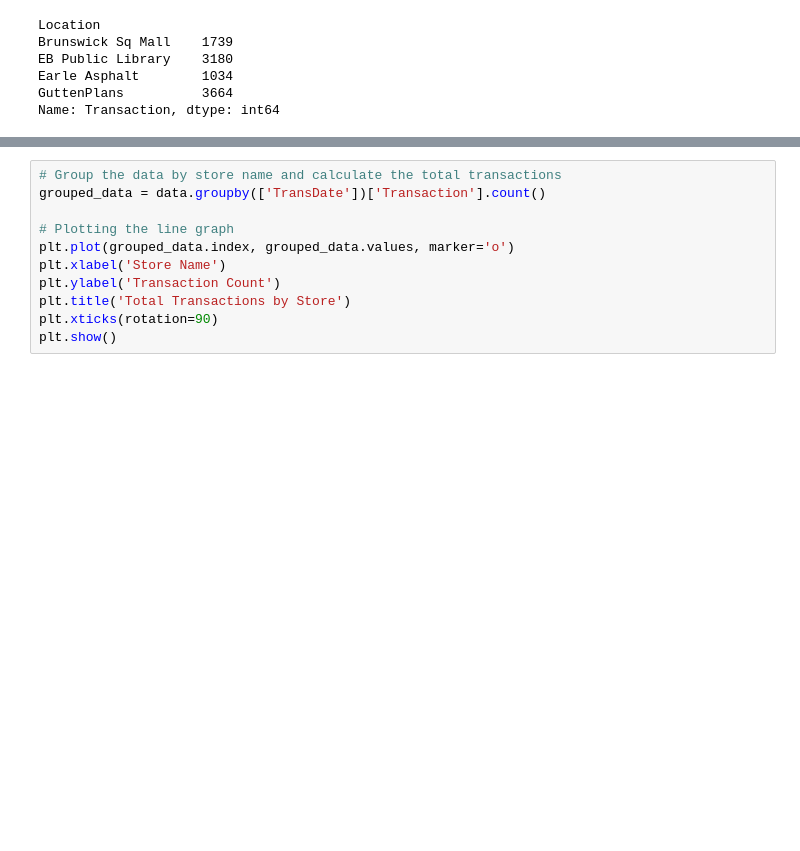
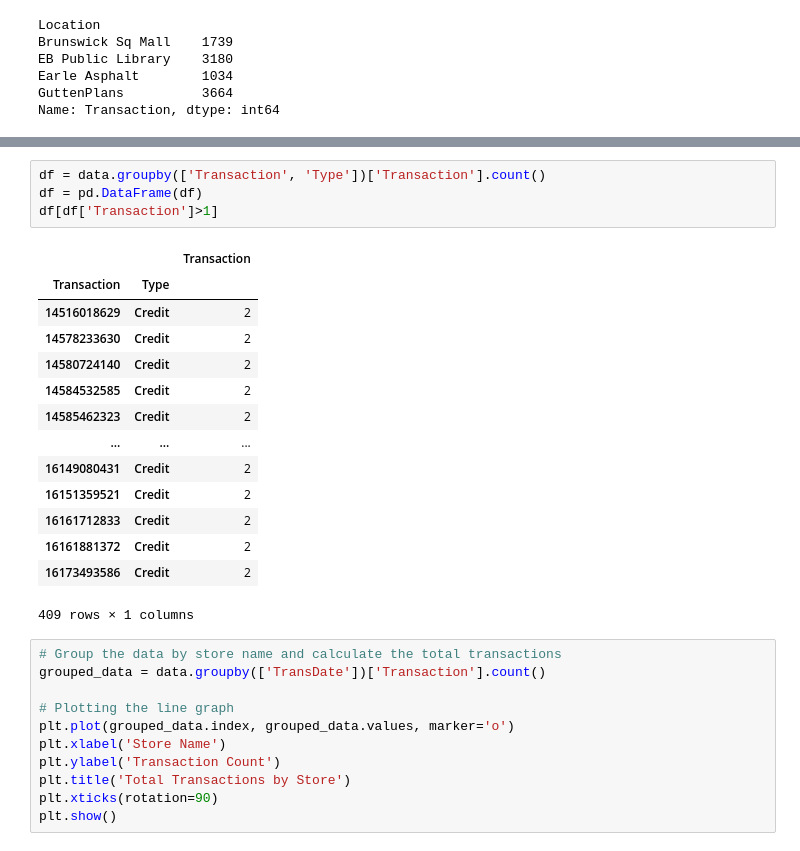
Before and after one commit to tomweinandy/AIinPowerBI, a Jupyter notebook: clean_vending_data.ipynb, the cells around one changed output, grey strips where cells are left out. Saved outputs shown, nothing was run; the diff lists cells and outputs as text; blank space fills up the shorter version.

```diff
--- a/clean_vending_data.ipynb
+++ b/clean_vending_data.ipynb
@@ -25,3 +61,22 @@ data.head()
+# %%
+df = data.groupby(['Transaction', 'Type'])['Transaction'].count()
+df = pd.DataFrame(df)
+df[df['Transaction']>1]
+# %% [output]
+|  |  | Transaction |
+| Transaction | Type |  |
+| 14516018629 | Credit | 2 |
+| 14578233630 | Credit | 2 |
+| 14580724140 | Credit | 2 |
+| 14584532585 | Credit | 2 |
+| 14585462323 | Credit | 2 |
+| ... | ... | ... |
+| 16149080431 | Credit | 2 |
+| 16151359521 | Credit | 2 |
+| 16161712833 | Credit | 2 |
+| 16161881372 | Credit | 2 |
+| 16173493586 | Credit | 2 |
+409 rows × 1 columns
 # %%
 # Group the data by store name and calculate the total transactions
 grouped_data = data.groupby(['TransDate'])['Transaction'].count()
```
Also changed, not shown: parts of 4 cells of this notebook.
